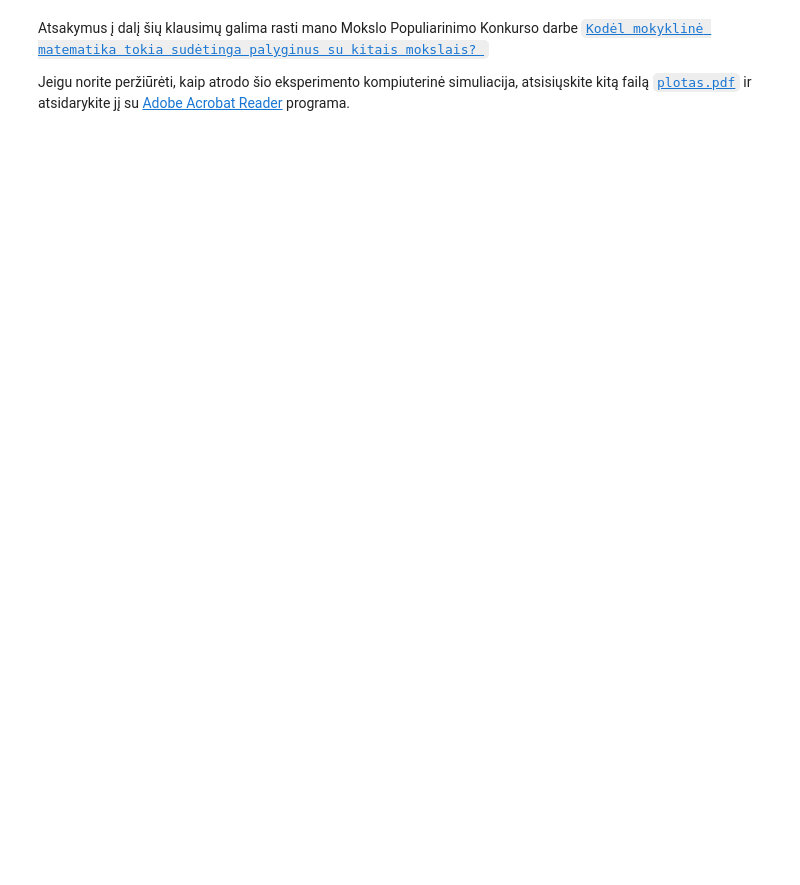
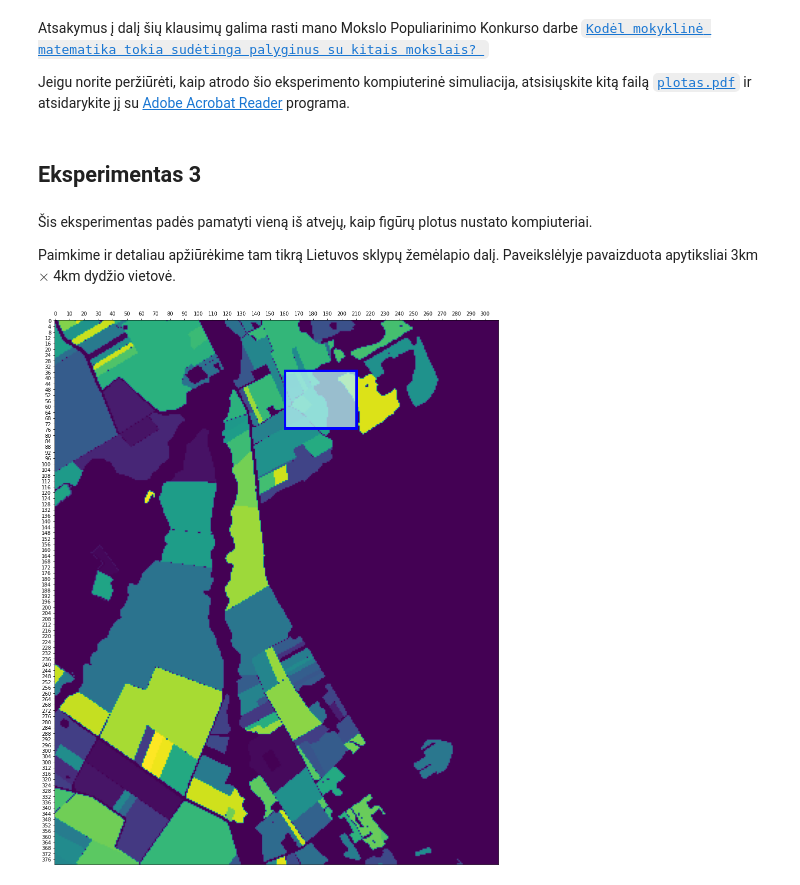
Before and after one commit to loijord/mokslas_2021, a Jupyter notebook: Matematika/Pijui.ipynb, the cells around one changed output. Drawn from its saved outputs; the diff is of its cells as text; code cells hidden in the pictures; blank space fills up the shorter version.

```diff
--- a/Matematika/Pijui.ipynb
+++ b/Matematika/Pijui.ipynb
@@ -146,3 +150,28 @@ Iškirpkite popieriaus arba kartono lape tam tikro spindulio $r$ apskritimą ir
 Atsakymus į dalį šių klausimų galima rasti mano Mokslo Populiarinimo Konkurso darbe [`Kodėl mokyklinė matematika tokia sudėtinga palyginus su kitais mokslais? `](https://www.konstanta.lt/2021/04/kodel-mokykline-matematika-tokia-sudetinga-palyginus-su-kitais-mokslais-mokslo-populiarinimo-konkursas/)
 
 Jeigu norite peržiūrėti, kaip atrodo šio eksperimento kompiuterinė simuliacija, atsisiųskite kitą failą [`plotas.pdf`](plotas.pdf) ir atsidarykite jį su [Adobe Acrobat Reader](https://get.adobe.com/reader/otherversions/) programa.
+# %% [markdown]
+## Eksperimentas 3
+# %% [markdown]
+Šis eksperimentas padės pamatyti vieną iš atvejų, kaip figūrų plotus nustato kompiuteriai.
+
+Paimkime ir detaliau apžiūrėkime tam tikrą Lietuvos sklypų žemėlapio dalį. Paveikslėlyje pavaizduota apytiksliai 3km $\times$ 4km dydžio vietovė.
+# %%
+from _tiff2igraph import viz_arr, plot_bs
+npz = np.load('image.npz')
+shape = npz['shape']
+idx = np.unpackbits(npz['idx_pack'], count=np.prod(shape)).astype(bool)
+pixels = npz['val']
+Z = np.zeros(shape=idx.shape, dtype=pixels.dtype)
+Z[idx] = pixels
+arr = Z.reshape(shape)
+arr = arr.astype(np.uint8)
+
+fig, ax = viz_arr(arr, cmap='viridis')
+x1, x2, y1, y2 = 35, 75, 160, 210 #equivalent to arr[35:75, 160:210]
+r = plt.Rectangle([y1, x1], y2-y1, x2-x1, facecolor=(175/255, 238/255, 238/255, 0.8), edgecolor="b", linewidth=5)
+ax.add_patch(r)
+arr = arr[x1:x2, y1:y2].copy()
+plt.show(block=False)
+# %% [output]
+[figure, added]
```
Also changed, not shown: parts of 20 cells of this notebook, 6 other files.
